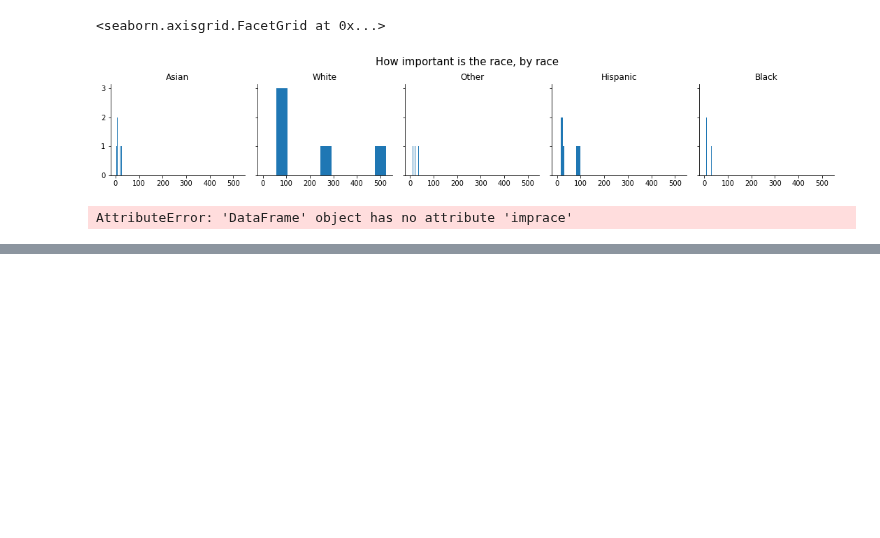
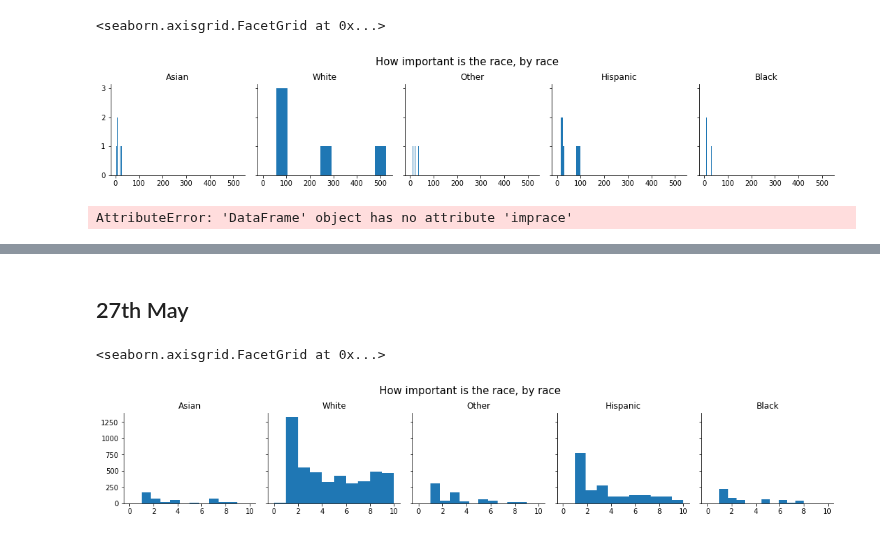
Before and after one commit to kshitijasankhe/SpeedDatingDataset, a Jupyter notebook: Findings.ipynb, the cells around one changed output, grey strips where cells are left out. Saved outputs shown, nothing was run; the diff lists cells and outputs as text; code cells hidden in the pictures; blank space fills up the shorter version.

```diff
--- a/Findings.ipynb
+++ b/Findings.ipynb
@@ -435,0 +490,20 @@ g.add_legend()
+# %% [markdown]
+## 27th May
+# %%
+#From Kaggle
+
+g = sns.FacetGrid(df, col='race')
+g.map(plt.hist, 'imprace', bins=10)
+axes = g.axes.flatten()
+axes[0].set_title("Asian")
+axes[1].set_title("White")
+axes[2].set_title("Other")
+axes[3].set_title("Hispanic")
+axes[4].set_title("Black")
+g.set_xlabels('', fontsize=1)
+plt.subplots_adjust(top=0.8)
+g.fig.suptitle('How important is the race, by race', fontsize=15)
+g.add_legend()
+# %% [output]
+<seaborn.axisgrid.FacetGrid at 0x...>
+[figure, added]
```
Also changed, not shown: parts of 11 cells of this notebook.
